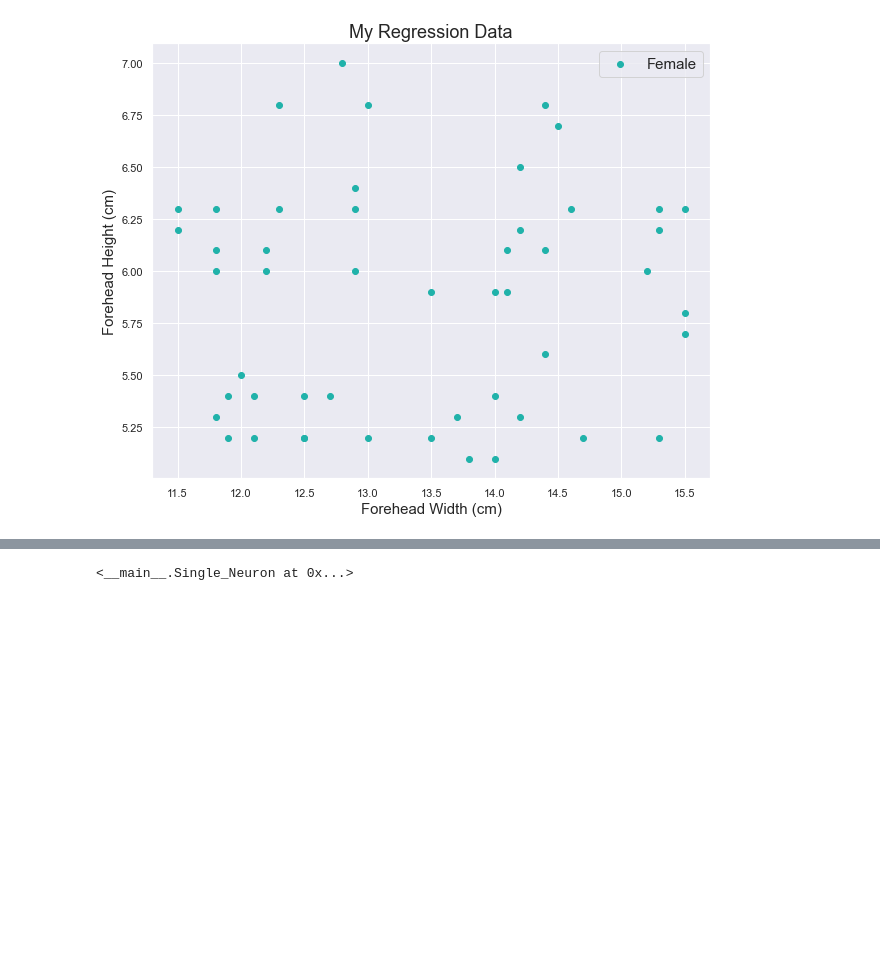
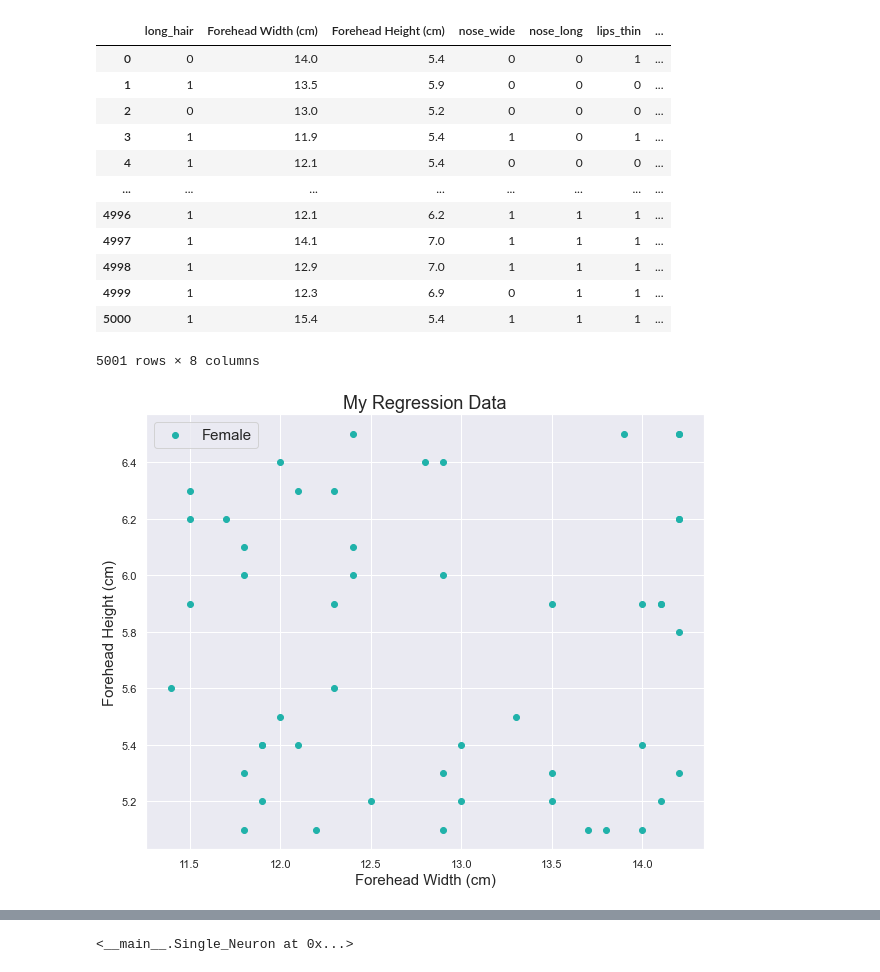
Before and after one commit to rjxgonzalez/INDE_577_Data-Science-and-Machine-Learning-, a Jupyter notebook: Supervised Learning/Regression/Linear Regression/Linear Regression.ipynb, the cells around one changed output, grey strips where cells are left out. Drawn from its saved outputs; the diff is of its cells as text; code cells hidden in the pictures; blank space fills up the shorter version.

```diff
--- a/Supervised Learning/Regression/Linear Regression/Linear Regression.ipynb
+++ b/Supervised Learning/Regression/Linear Regression/Linear Regression.ipynb
@@ -4,0 +13,16 @@ if not, perhaps sort the gender classification dataset to only look at forerhead
+# %%
+data #looking at the data
+# %% [output]
+|  | long_hair | Forehead Width (cm) | Forehead Height (cm) | nose_wide | nose_long | lips_thin | ... |
+| 0 | 0 | 14.0 | 5.4 | 0 | 0 | 1 | ... |
+| 1 | 1 | 13.5 | 5.9 | 0 | 0 | 0 | ... |
+| 2 | 0 | 13.0 | 5.2 | 0 | 0 | 0 | ... |
+| 3 | 1 | 11.9 | 5.4 | 1 | 0 | 1 | ... |
+| 4 | 1 | 12.1 | 5.4 | 0 | 0 | 0 | ... |
+| ... | ... | ... | ... | ... | ... | ... | ... |
+| 4996 | 1 | 12.1 | 6.2 | 1 | 1 | 1 | ... |
+| 4997 | 1 | 14.1 | 7.0 | 1 | 1 | 1 | ... |
+| 4998 | 1 | 12.9 | 7.0 | 1 | 1 | 1 | ... |
+| 4999 | 1 | 12.3 | 6.9 | 0 | 1 | 1 | ... |
+| 5000 | 1 | 15.4 | 5.4 | 1 | 1 | 1 | ... |
+5001 rows × 8 columns
@@ -5,16 +32,4 @@ if not, perhaps sort the gender classification dataset to only look at forerhead
 # %%
-import matplotlib.pyplot as plt
-import numpy as np
-import pandas as pd
-
-import seaborn as sns
-sns.set_theme()
-
-data = pd.read_csv("Gender Classification.csv") #reading in the dataset
-
-X = data.iloc[0:50]["Forehead Width (cm)"]  #the feature measurement
-y = data.iloc[0:50]["Forehead Height (cm)"] #the label
-
 plt.figure(figsize = (10, 8))
 plt.scatter(X,
             y,
@@ -27,7 +42,7 @@ plt.legend(fontsize = 15)
 plt.title("My Regression Data", fontsize = 18)
 plt.show()
 # %% [output]
-[figure, old version]
+[figure, new version]
 # %%
 class Single_Neuron(object):
     """
```
Also changed, not shown: parts of 9 cells of this notebook.
